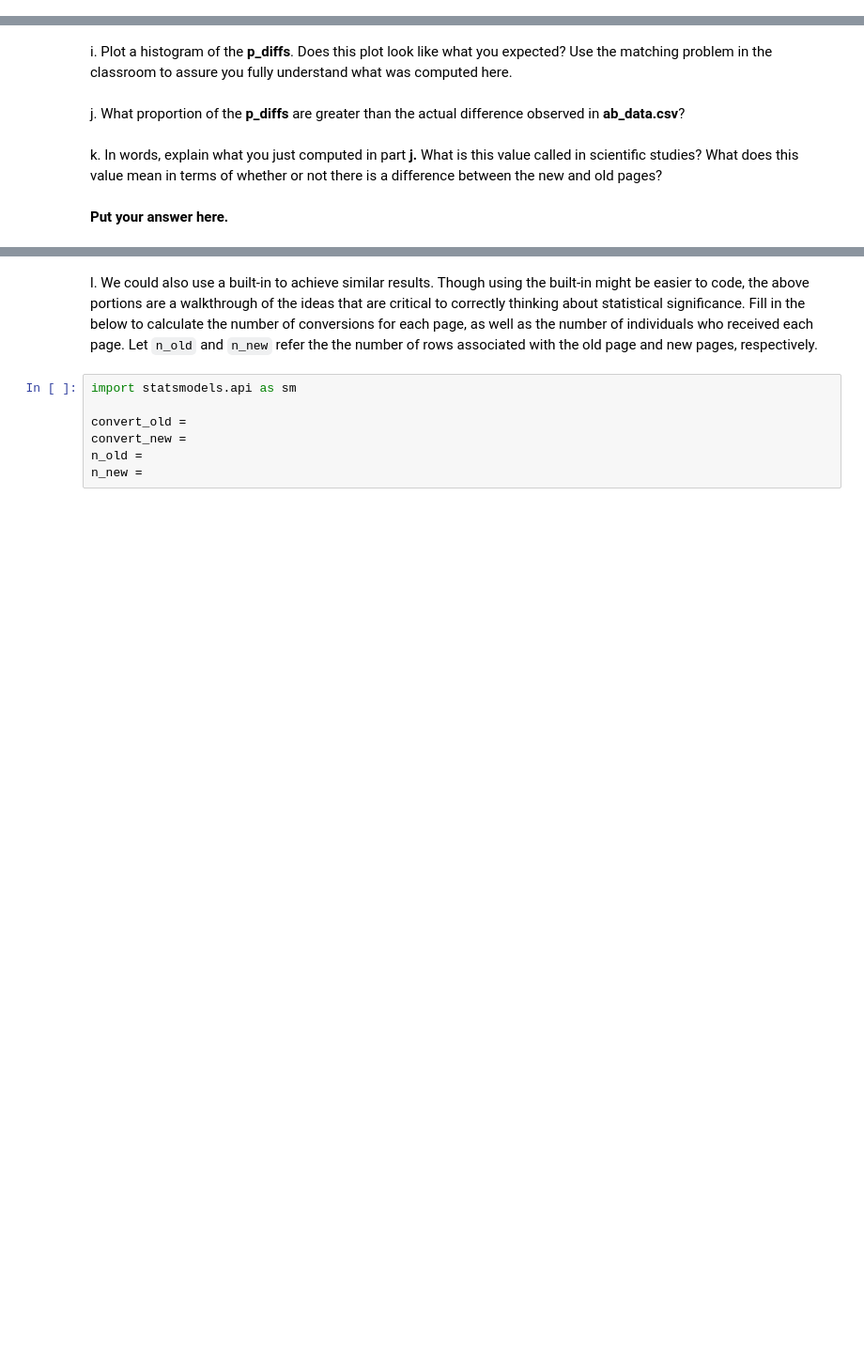
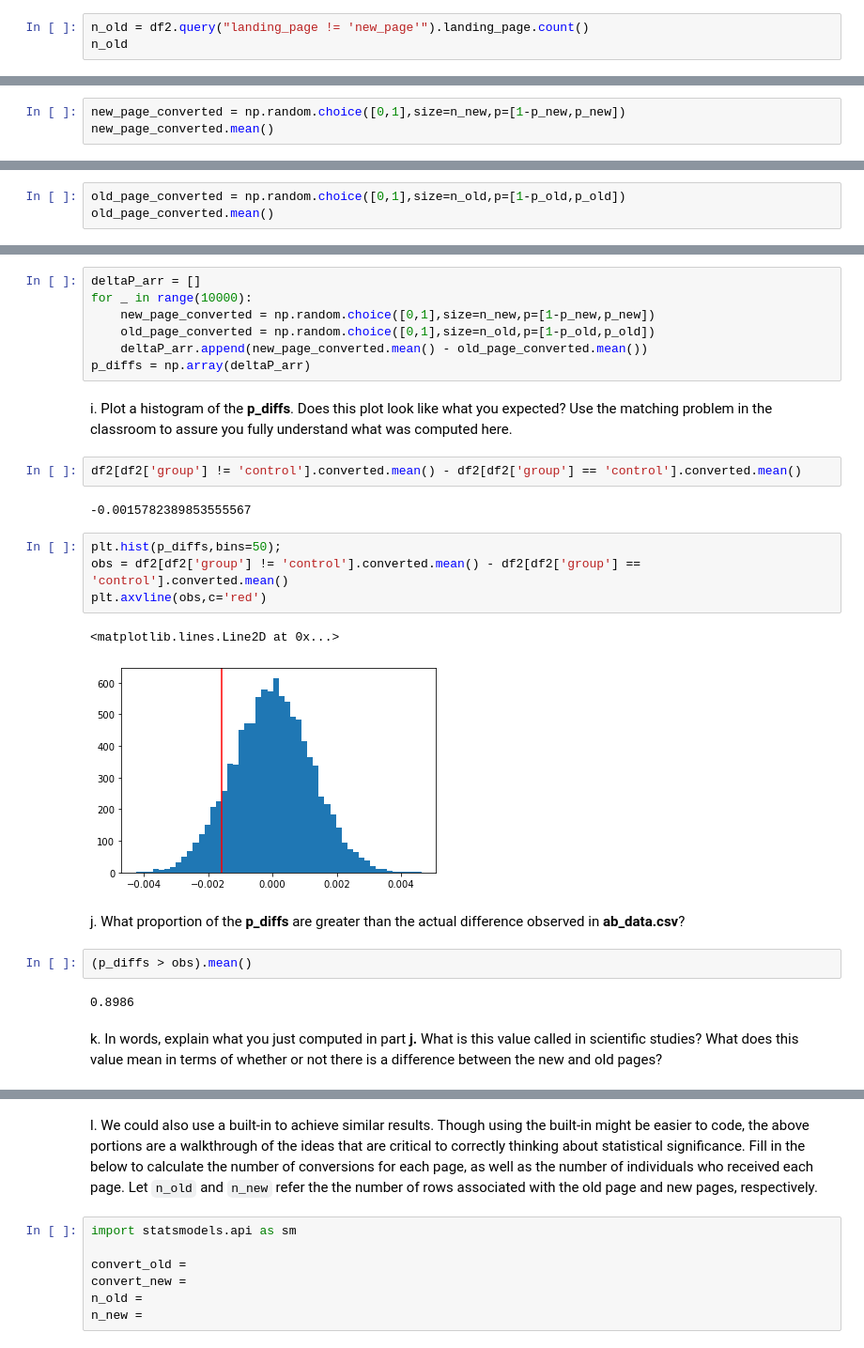
Before and after one commit to cjsutton77/UdacityCourse, a Jupyter notebook: AnalyzeABTestResults 2/Analyze_ab_test_results_notebook.ipynb, the cells around one changed output, grey strips where cells are left out. Shown at 94% size. Drawn from its saved outputs; the diff is of its cells as text; blank space fills up the shorter version.

```diff
--- a/AnalyzeABTestResults 2/Analyze_ab_test_results_notebook.ipynb
+++ b/AnalyzeABTestResults 2/Analyze_ab_test_results_notebook.ipynb
@@ -167,2 +274,5 @@ c. What is $n_{new}$?
 # %% [markdown]
 d. What is $n_{old}$?
+# %%
+n_old = df2.query("landing_page != 'new_page'").landing_page.count()
+n_old
@@ -169,2 +281,5 @@ d. What is $n_{old}$?
 # %% [markdown]
 e. Simulate $n_{new}$ transactions with a convert rate of $p_{new}$ under the null.  Store these $n_{new}$ 1's and 0's in **new_page_converted**.
+# %%
+new_page_converted = np.random.choice([0,1],size=n_new,p=[1-p_new,p_new])
+new_page_converted.mean()
@@ -171,2 +288,5 @@ e. Simulate $n_{new}$ transactions with a convert rate of $p_{new}$ under the nu
 # %% [markdown]
 f. Simulate $n_{old}$ transactions with a convert rate of $p_{old}$ under the null.  Store these $n_{old}$ 1's and 0's in **old_page_converted**.
+# %%
+old_page_converted = np.random.choice([0,1],size=n_old,p=[1-p_old,p_old])
+old_page_converted.mean()
@@ -175,10 +302,30 @@ g. Find $p_{new}$ - $p_{old}$ for your simulated values from part (e) and (f).
 # %% [markdown]
 h. Simulate 10,000 $p_{new}$ - $p_{old}$ values using this same process similarly to the one you calculated in parts **a. through g.** above.  Store all 10,000 values in a numpy array called **p_diffs**.
+# %%
+deltaP_arr = []
+for _ in range(10000):
+    new_page_converted = np.random.choice([0,1],size=n_new,p=[1-p_new,p_new])
+    old_page_converted = np.random.choice([0,1],size=n_old,p=[1-p_old,p_old])
+    deltaP_arr.append(new_page_converted.mean() - old_page_converted.mean())
+p_diffs = np.array(deltaP_arr)
 # %% [markdown]
 i. Plot a histogram of the **p_diffs**.  Does this plot look like what you expected?  Use the matching problem in the classroom to assure you fully understand what was computed here.
+# %%
+df2[df2['group'] != 'control'].converted.mean() - df2[df2['group'] == 'control'].converted.mean()
+# %% [output]
+-0.0015782389853555567
+# %%
+plt.hist(p_diffs,bins=50);
+obs = df2[df2['group'] != 'control'].converted.mean() - df2[df2['group'] == 'control'].converted.mean()
+plt.axvline(obs,c='red')
+# %% [output]
+<matplotlib.lines.Line2D at 0x...>
+[figure, added]
 # %% [markdown]
 j. What proportion of the **p_diffs** are greater than the actual difference observed in **ab_data.csv**?
+# %%
+(p_diffs > obs).mean()
+# %% [output]
+0.8986
 # %% [markdown]
 k. In words, explain what you just computed in part **j.**  What is this value called in scientific studies?  What does this value mean in terms of whether or not there is a difference between the new and old pages?
-# %% [markdown]
-**Put your answer here.**
```
Also changed, not shown: parts of 27 cells of this notebook.
